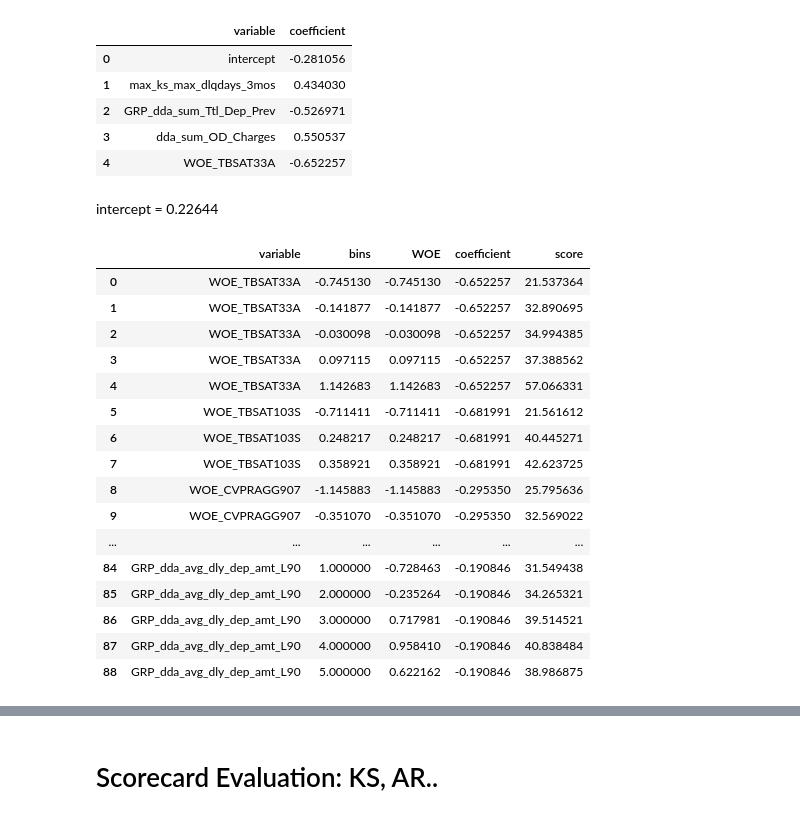
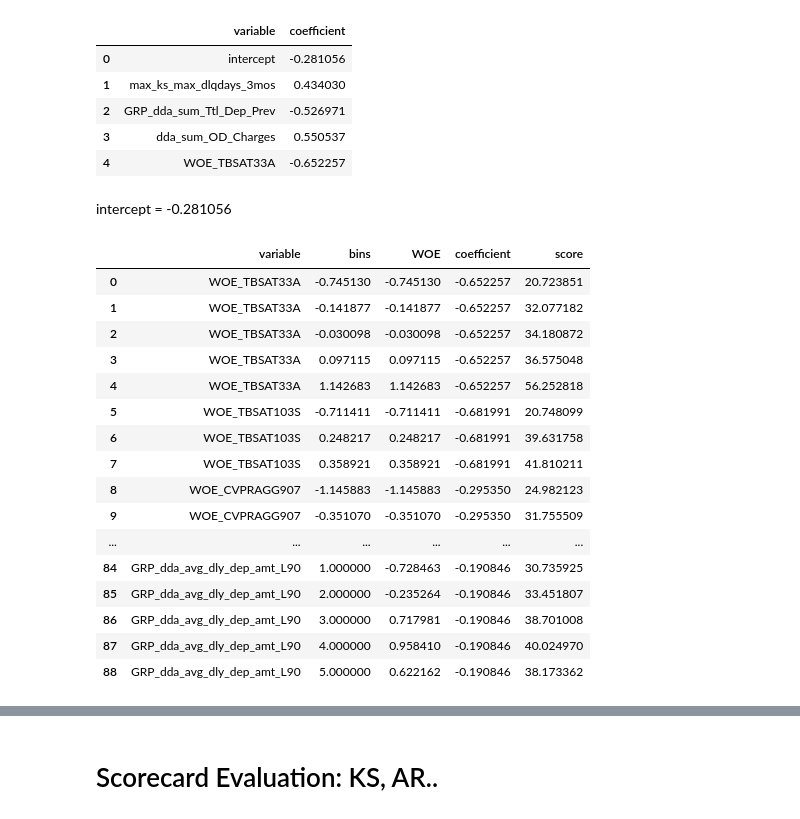
Before and after one commit to of1201/Retail-Credit-Modeling, a Jupyter notebook: src/Retail Credit Risk.ipynb, the cells around one changed output, grey strips where cells are left out. Saved outputs shown, nothing was run; the diff lists cells and outputs as text; code cells hidden in the pictures.

```diff
--- a/src/Retail Credit Risk.ipynb
+++ b/src/Retail Credit Risk.ipynb
@@ -1284,34 +1284,34 @@ coefficient.head()
 | 3 | dda_sum_OD_Charges | 0.550537 |
 | 4 | WOE_TBSAT33A | -0.652257 |
 # %% [markdown]
-intercept = 0.22644
+intercept = -0.281056
 # %%
 # Generate the scores for each variable and bin
-a = 0.22644
+a = -0.281056
 n = 18 # number of features in the model
 factor = 20/np.log(2)  # odds doubling every 20 points
 offset = 740 - (factor * np.log(40))  # odds of 40:1 at 740 points
 table = sqldf("select WOE_list.*, coefficient.coefficient from WOE_list left join coefficient on WOE_list.variable = coefficient.variable")
 table['score'] = (table['WOE'] * abs(table['coefficient']) + a/n) * factor + offset/n
 table
 # %% [output]
 |  | variable | bins | WOE | coefficient | score |
-| 0 | WOE_TBSAT33A | -0.745130 | -0.745130 | -0.652257 | 21.537364 |
-| 1 | WOE_TBSAT33A | -0.141877 | -0.141877 | -0.652257 | 32.890695 |
-| 2 | WOE_TBSAT33A | -0.030098 | -0.030098 | -0.652257 | 34.994385 |
-| 3 | WOE_TBSAT33A | 0.097115 | 0.097115 | -0.652257 | 37.388562 |
-| 4 | WOE_TBSAT33A | 1.142683 | 1.142683 | -0.652257 | 57.066331 |
-| 5 | WOE_TBSAT103S | -0.711411 | -0.711411 | -0.681991 | 21.561612 |
-| 6 | WOE_TBSAT103S | 0.248217 | 0.248217 | -0.681991 | 40.445271 |
-| 7 | WOE_TBSAT103S | 0.358921 | 0.358921 | -0.681991 | 42.623725 |
-| 8 | WOE_CVPRAGG907 | -1.145883 | -1.145883 | -0.295350 | 25.795636 |
-| 9 | WOE_CVPRAGG907 | -0.351070 | -0.351070 | -0.295350 | 32.569022 |
+| 0 | WOE_TBSAT33A | -0.745130 | -0.745130 | -0.652257 | 20.723851 |
+| 1 | WOE_TBSAT33A | -0.141877 | -0.141877 | -0.652257 | 32.077182 |
+| 2 | WOE_TBSAT33A | -0.030098 | -0.030098 | -0.652257 | 34.180872 |
+| 3 | WOE_TBSAT33A | 0.097115 | 0.097115 | -0.652257 | 36.575048 |
+| 4 | WOE_TBSAT33A | 1.142683 | 1.142683 | -0.652257 | 56.252818 |
+| 5 | WOE_TBSAT103S | -0.711411 | -0.711411 | -0.681991 | 20.748099 |
+| 6 | WOE_TBSAT103S | 0.248217 | 0.248217 | -0.681991 | 39.631758 |
+| 7 | WOE_TBSAT103S | 0.358921 | 0.358921 | -0.681991 | 41.810211 |
+| 8 | WOE_CVPRAGG907 | -1.145883 | -1.145883 | -0.295350 | 24.982123 |
+| 9 | WOE_CVPRAGG907 | -0.351070 | -0.351070 | -0.295350 | 31.755509 |
 | ... | ... | ... | ... | ... | ... |
-| 84 | GRP_dda_avg_dly_dep_amt_L90 | 1.000000 | -0.728463 | -0.190846 | 31.549438 |
-| 85 | GRP_dda_avg_dly_dep_amt_L90 | 2.000000 | -0.235264 | -0.190846 | 34.265321 |
-| 86 | GRP_dda_avg_dly_dep_amt_L90 | 3.000000 | 0.717981 | -0.190846 | 39.514521 |
-| 87 | GRP_dda_avg_dly_dep_amt_L90 | 4.000000 | 0.958410 | -0.190846 | 40.838484 |
-| 88 | GRP_dda_avg_dly_dep_amt_L90 | 5.000000 | 0.622162 | -0.190846 | 38.986875 |
+| 84 | GRP_dda_avg_dly_dep_amt_L90 | 1.000000 | -0.728463 | -0.190846 | 30.735925 |
+| 85 | GRP_dda_avg_dly_dep_amt_L90 | 2.000000 | -0.235264 | -0.190846 | 33.451807 |
+| 86 | GRP_dda_avg_dly_dep_amt_L90 | 3.000000 | 0.717981 | -0.190846 | 38.701008 |
+| 87 | GRP_dda_avg_dly_dep_amt_L90 | 4.000000 | 0.958410 | -0.190846 | 40.024970 |
+| 88 | GRP_dda_avg_dly_dep_amt_L90 | 5.000000 | 0.622162 | -0.190846 | 38.173362 |
 # %%
 # scorecard of all clients
 
```
Also changed, not shown: parts of 12 cells of this notebook.
